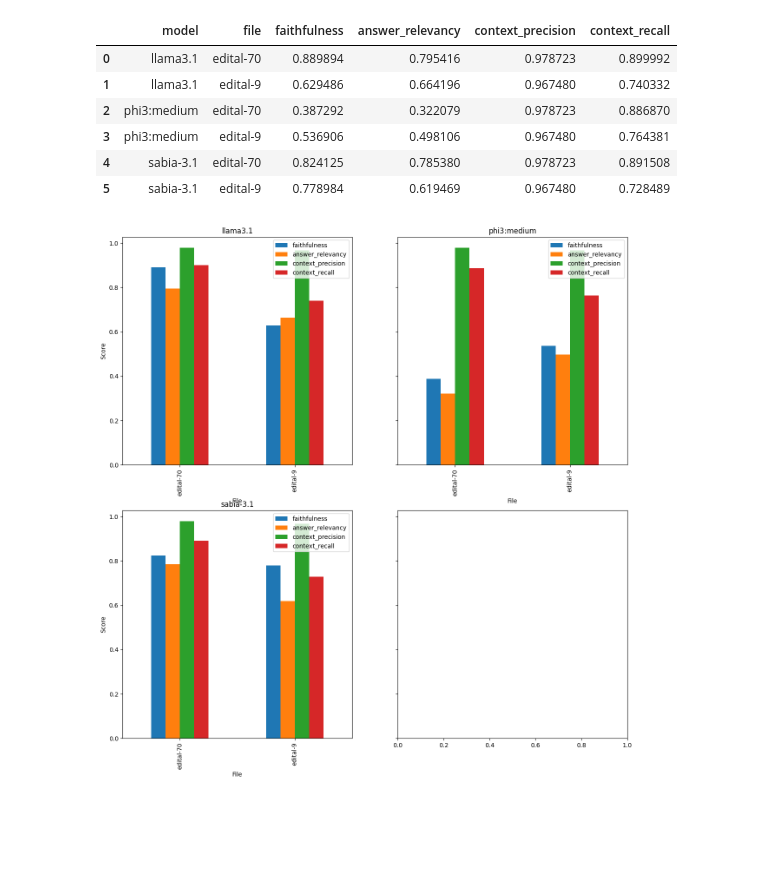
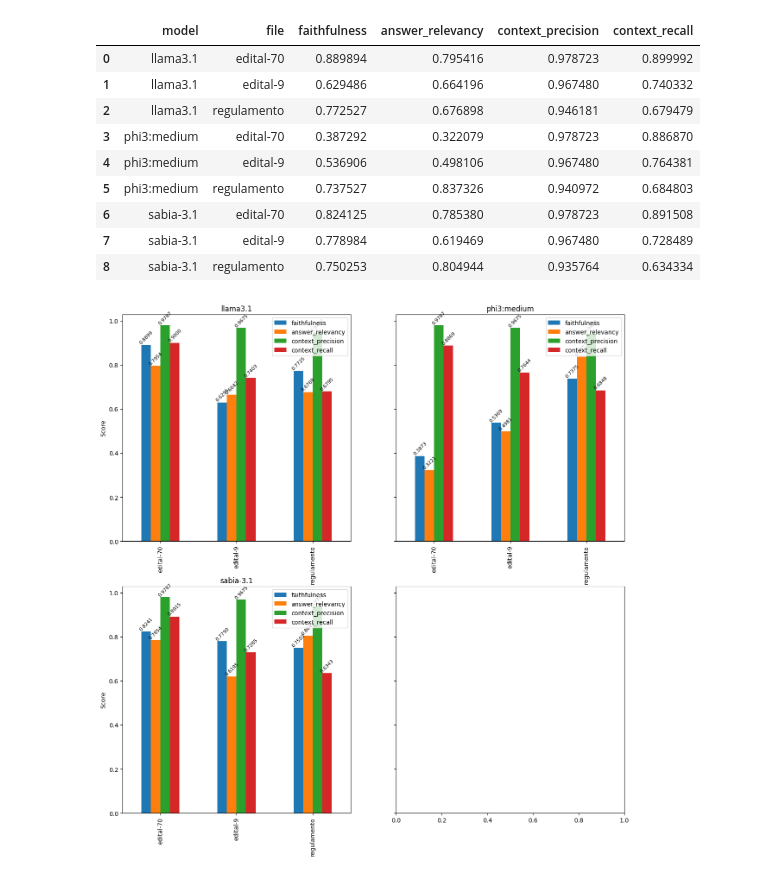
Before and after one commit to lucasstna/CapiGPT, a Jupyter notebook: notebooks/results.ipynb, the cells around one changed output. Saved outputs shown, nothing was run; the diff lists cells and outputs as text; code cells hidden in the pictures; blank space fills up the shorter version.

```diff
--- a/notebooks/results.ipynb
+++ b/notebooks/results.ipynb
@@ -15,13 +15,13 @@ def read_csv_files(directory):
 
     # Read each CSV file and append the DataFrame to the list
     for file in csv_files:
-        df = pd.read_csv(file)
+        _ = pd.read_csv(file)
         print(file)
-        df['model'] = file.split('-few')[0].split('dataset/')[1]  # Extract model name from file path
+        _['model'] = file.split('-few')[0].split(directory + '/')[1]  # Extract model name from file path
         # extract the pattern "edital-\d+" from the file name
-        df['file'] = file.split('split-')[1].removesuffix('-metrics.csv')
+        _['file'] = file.split('split-')[1].removesuffix('-metrics.csv')
 
-        dataframes = pd.concat([dataframes, df], ignore_index=True)
+        dataframes = pd.concat([dataframes, _], ignore_index=True)
 
     return dataframes
 # %%
@@ -60,22 +63,28 @@ tmp
 |  | model | file | faithfulness | answer_relevancy | context_precision | context_recall |
 | 0 | llama3.1 | edital-70 | 0.889894 | 0.795416 | 0.978723 | 0.899992 |
 | 1 | llama3.1 | edital-9 | 0.629486 | 0.664196 | 0.967480 | 0.740332 |
-| 2 | phi3:medium | edital-70 | 0.387292 | 0.322079 | 0.978723 | 0.886870 |
-| 3 | phi3:medium | edital-9 | 0.536906 | 0.498106 | 0.967480 | 0.764381 |
-| 4 | sabia-3.1 | edital-70 | 0.824125 | 0.785380 | 0.978723 | 0.891508 |
-| 5 | sabia-3.1 | edital-9 | 0.778984 | 0.619469 | 0.967480 | 0.728489 |
+| 2 | llama3.1 | regulamento | 0.772527 | 0.676898 | 0.946181 | 0.679479 |
+| 3 | phi3:medium | edital-70 | 0.387292 | 0.322079 | 0.978723 | 0.886870 |
+| 4 | phi3:medium | edital-9 | 0.536906 | 0.498106 | 0.967480 | 0.764381 |
+| 5 | phi3:medium | regulamento | 0.737527 | 0.837326 | 0.940972 | 0.684803 |
+| 6 | sabia-3.1 | edital-70 | 0.824125 | 0.785380 | 0.978723 | 0.891508 |
+| 7 | sabia-3.1 | edital-9 | 0.778984 | 0.619469 | 0.967480 | 0.728489 |
+| 8 | sabia-3.1 | regulamento | 0.750253 | 0.804944 | 0.935764 | 0.634334 |
 # %%
 # create a figure with 6 subplots. One for each combination of model and file, with all the metrics displayed as bars
 fig, axs = plt.subplots(2, 2, figsize=(15, 15), sharey=True)
 for i, (model, group) in enumerate(tmp.groupby('model')):
     ax = axs[i // 2, i % 2]
     group.set_index('file').plot(kind='bar', ax=ax)
     ax.set_title(model)
     ax.set_ylabel('Score')
-    ax.set_xlabel('File')
+    ax.set_xlabel('')
     ax.legend(loc='upper right')
+
+    for container in ax.containers:
+        ax.bar_label(container, fmt='%.4f', label_type='edge', fontsize=8, rotation=45)
 # %% [output]
-[figure, old version]
+[figure, new version]
 # %%
 # create a figure with 4 subplots, one for each metric, showing the score across all models and files
 fig2, axs2 = plt.subplots(2, 2, figsize=(15, 15), sharey=True)
```
Also changed, not shown: parts of 15 cells of this notebook, 6 other files.
